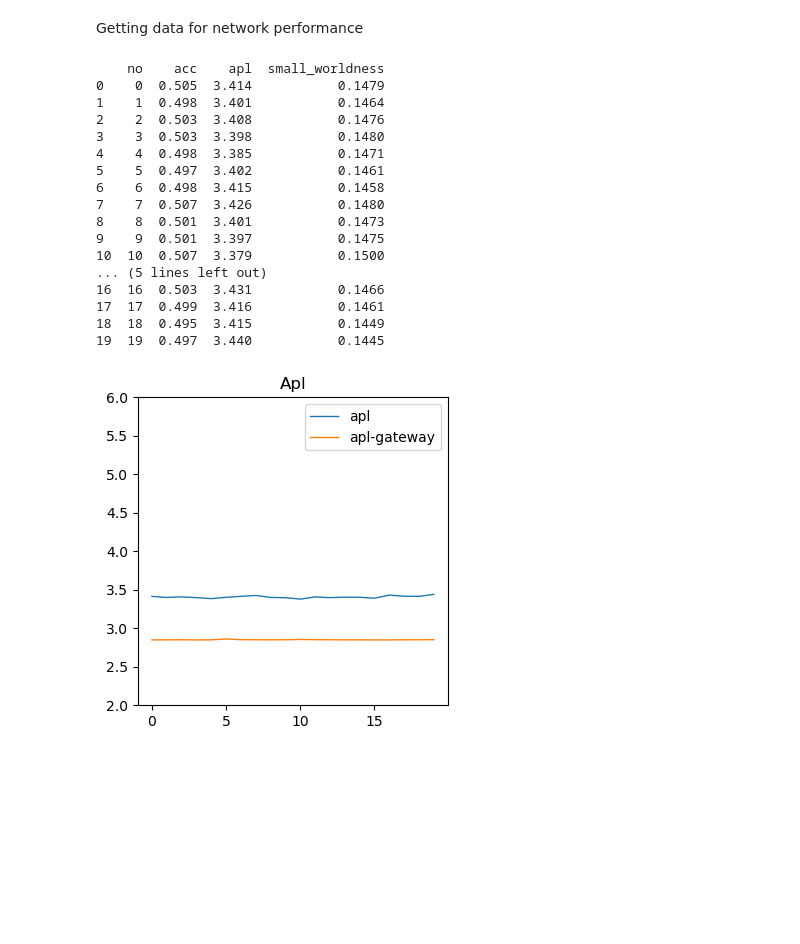
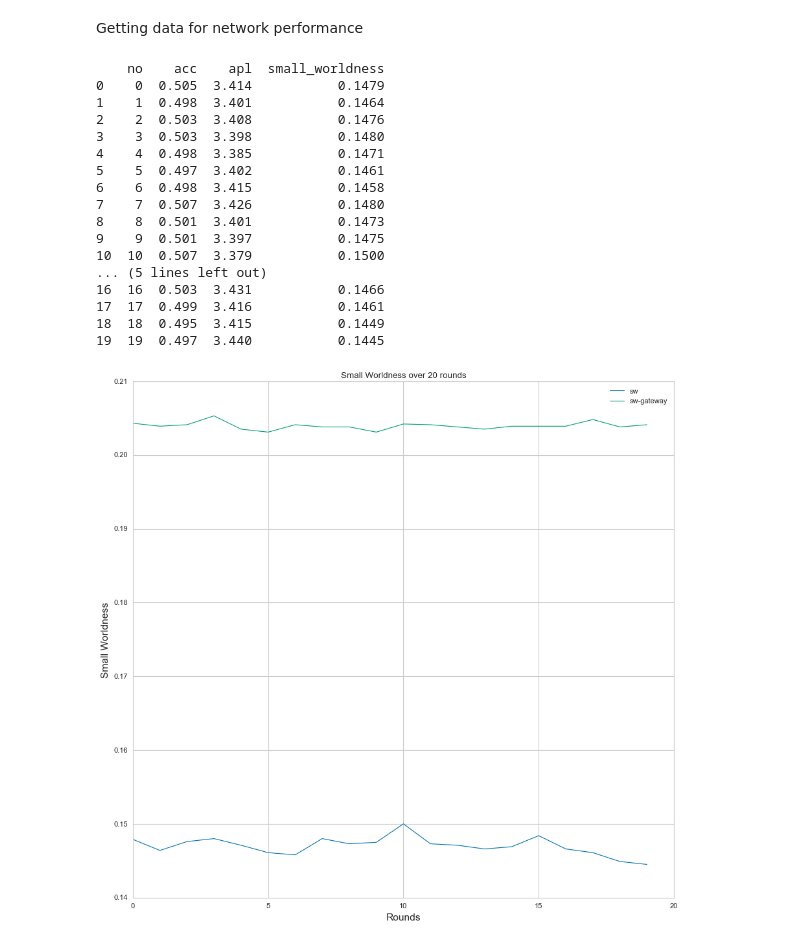
Before and after one commit to sanyam-dev/Wireless_Sensor_Network, a Jupyter notebook: graph_notebook.ipynb, the cells around one changed output. Drawn from its saved outputs; the diff is of its cells as text; code cells hidden in the pictures; blank space fills up the shorter version.

```diff
--- a/graph_notebook.ipynb
+++ b/graph_notebook.ipynb
@@ -95,36 +95,39 @@ get_plot("t", "")
 # %%
 path = "results/result16/history.txt"
 path2 = "results/result93/history.txt"
 df = pd.read_csv(path)
 df2 = pd.read_csv(path2)
 print(df)
-plt.figure(figsize=(4,4))
-plt.plot(df['no'], df['acc'], label = 'acc', lw = 1)
-plt.plot(df['no'], df2['acc'], label = 'acc-gateway', lw = 1)
+plt.figure(figsize=(12,12))
+plt.plot(df['no'], df['small_worldness'], label = 'sw', lw = 1)
+plt.plot(df['no'], df2['small_worldness'], label = 'sw-gateway', lw = 1)
 plt.legend()
-plt.ylim(0.4, 0.6)
-plt.title("ACC")
+# plt.ylim(0.1, 0.25)
+plt.xlim(right=20)
+plt.title("Small Worldness over 20 rounds")
+plt.ylabel("Small Worldness",size = 14)
+plt.xlabel("Rounds", size = 14)
 # plt.plot(df['apl'], label = 'apl')
 plt.show()
 # %% [output]
     no    acc    apl  small_worldness
 0    0  0.505  3.414           0.1479
 1    1  0.498  3.401           0.1464
 2    2  0.503  3.408           0.1476
 3    3  0.503  3.398           0.1480
 4    4  0.498  3.385           0.1471
 5    5  0.497  3.402           0.1461
 6    6  0.498  3.415           0.1458
 7    7  0.507  3.426           0.1480
 8    8  0.501  3.401           0.1473
 9    9  0.501  3.397           0.1475
 10  10  0.507  3.379           0.1500
 ... (5 lines left out)
 16  16  0.503  3.431           0.1466
 17  17  0.499  3.416           0.1461
 18  18  0.495  3.415           0.1449
 19  19  0.497  3.440           0.1445
-[figure, old version]
+[figure, new version]
 # %%
 plt.figure(figsize=(5,5))
 plt.plot(df['no'], df['apl'], label = 'apl', lw = 1)
```
Also changed, not shown: parts of 20 cells of this notebook.
